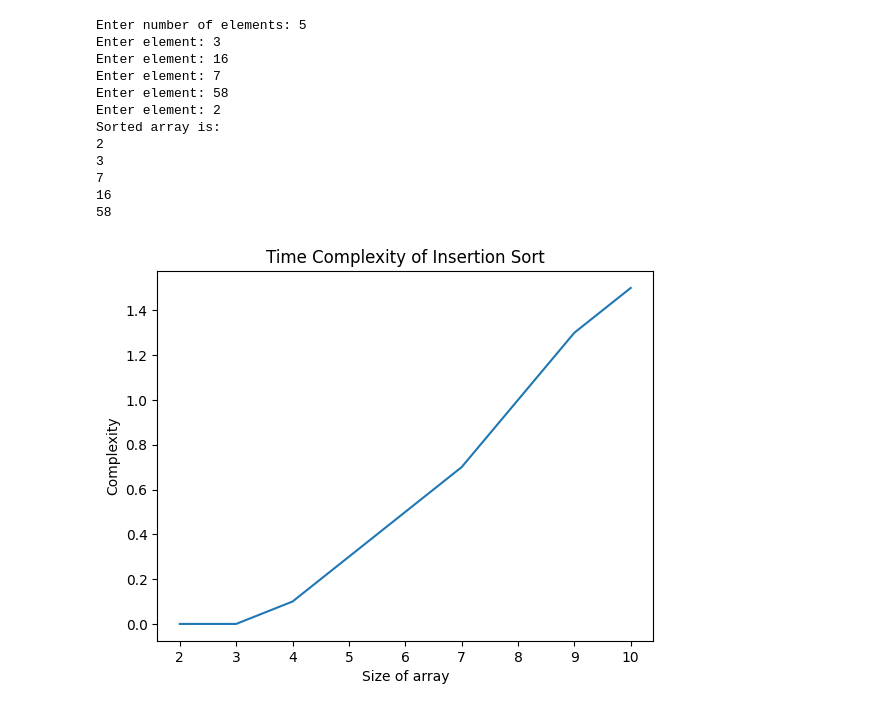
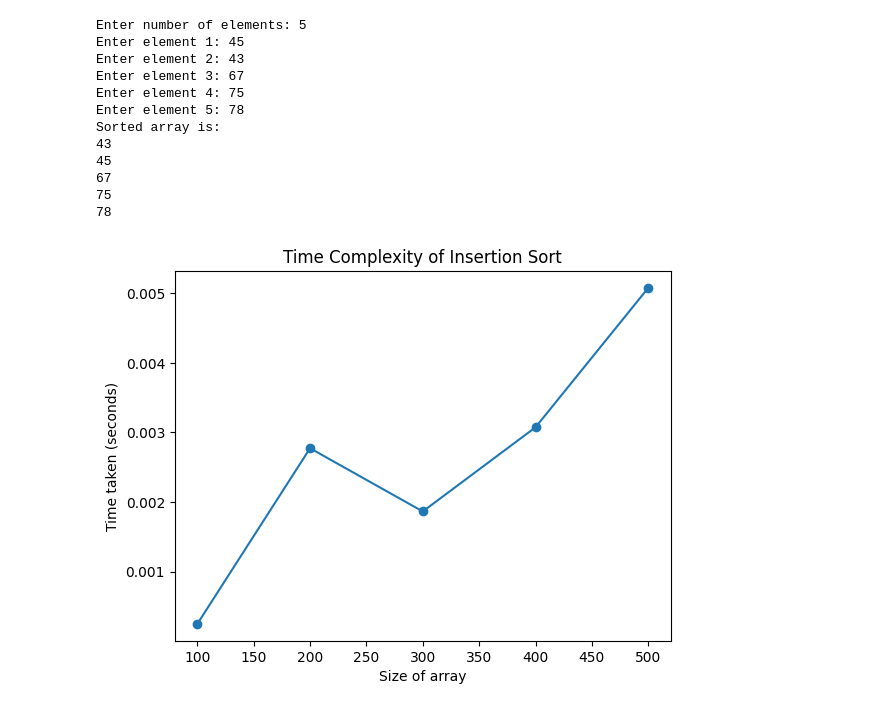
Before and after one commit to Purushoth-07/algorithm, a Jupyter notebook: Insertion_sort.ipynb, the cells around one changed output. Saved outputs shown, nothing was run; the diff lists cells and outputs as text; code cells hidden in the pictures.

```diff
--- a/Insertion_sort.ipynb
+++ b/Insertion_sort.ipynb
@@ -1,45 +1,66 @@
 # %% [markdown]
 <a href="https://colab.research.google.com/github/Purushoth-07/algorithm/blob/main/Insertion_sort.ipynb" target="_parent"><img src="https://colab.research.google.com/assets/colab-badge.svg" alt="Open In Colab"/></a>
 # %%
+import timeit
+import matplotlib.pyplot as plt
+
+# Insertion Sort function
 def insertionSort(arr):
     for i in range(1, len(arr)):
         key = arr[i]
         j = i - 1
         while j >= 0 and key < arr[j]:
             arr[j + 1] = arr[j]
-            j = j-1
-        arr[j+1] = key
+            j = j - 1
+        arr[j + 1] = key
+
+# Get user input for the number of elements in the array
+n = int(input("Enter number of elements: "))
+
+# Get user input for the elements of the array
 arr = []
-n = int(input("Enter number of elements: "))
-for i in range(0, n):
-    element = int(input("Enter element: "))
+for i in range(n):
+    element = int(input(f"Enter element {i + 1}: "))
     arr.append(element)
+
+# Apply Insertion Sort
 insertionSort(arr)
+
+# Print sorted array
 print("Sorted array is:")
 for i in range(len(arr)):
     print("%d" % arr[i])
 
-import matplotlib.pyplot as plt
+# Measuring time complexity with different array sizes for plotting
+list_lengths = [100, 200, 300, 400, 500]  # Example array sizes to test
+time_taken = []
 
-x = [2, 3, 4, 5, 6, 7, 8, 9, 10]
-y = [0,0, 0.1, 0.3, 0.5, 0.7, 1.0, 1.3, 1.5]
+for length in list_lengths:
+    arr = [random.randint(1, 1000) for _ in range(length)]  # Generate a random array of 'length' elements
 
-plt.plot(x,y)
+    # Measure time taken to sort the array using timeit
+    setup_code = "from __main__ import insertionSort"
+    test_code = f"insertionSort({arr})"
+    execution_time = timeit.timeit(test_code, setup=setup_code, number=1)
+    time_taken.append(execution_time)
+
+# Plotting the time complexity graph
+plt.plot(list_lengths, time_taken, marker='o')
 plt.xlabel('Size of array')
-plt.ylabel('Complexity')
+plt.ylabel('Time taken (seconds)')
 plt.title('Time Complexity of Insertion Sort')
 plt.show()
 # %% [output]
 Enter number of elements: 5
-Enter element: 3
-Enter element: 16
-Enter element: 7
-Enter element: 58
-Enter element: 2
+Enter element 1: 45
+Enter element 2: 43
+Enter element 3: 67
+Enter element 4: 75
+Enter element 5: 78
 Sorted array is:
-2
-3
-7
-16
-58
+43
+45
+67
+75
+78
-[figure, old version]
+[figure, new version]
```
Also changed, not shown: parts of 1 cell of this notebook.
